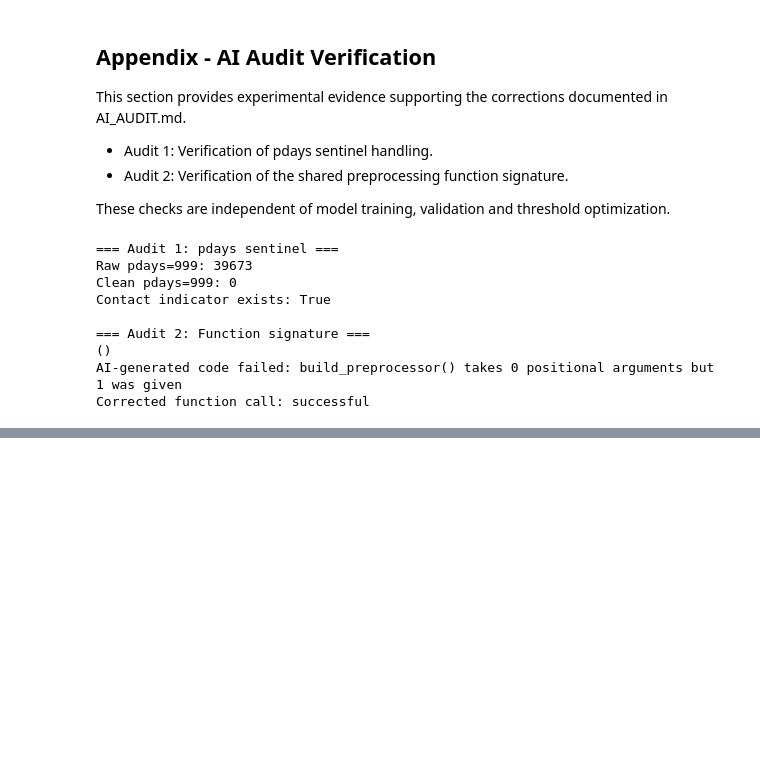
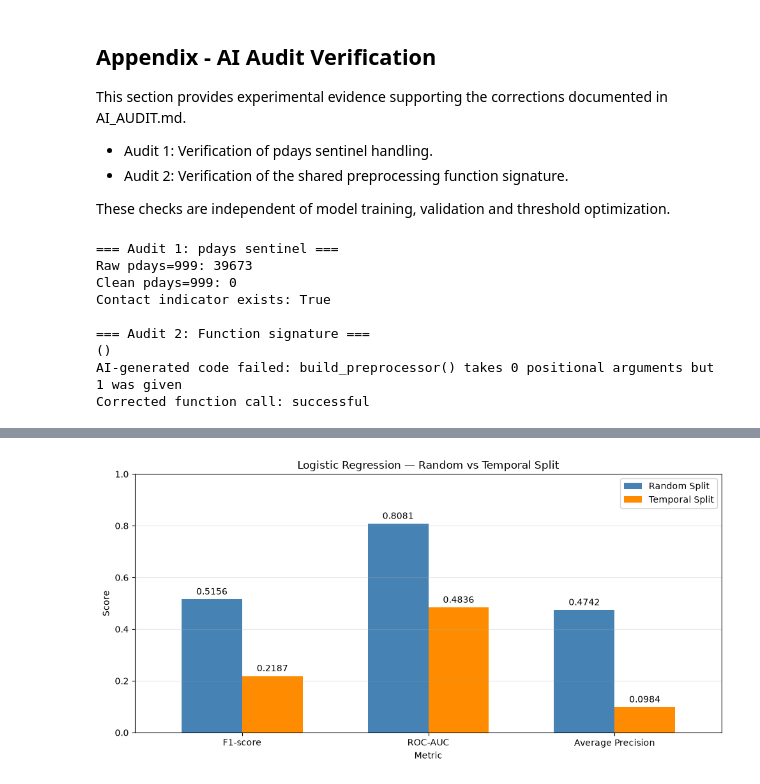
Before and after one commit to ysf-dmk/Bank-Marketing, a Jupyter notebook: Baseline_Model.ipynb, the cells around one changed output, grey strips where cells are left out. Cells and saved outputs as stored; diff of their text form; code cells hidden in the pictures; blank space fills up the shorter version.

```diff
--- a/Baseline_Model.ipynb
+++ b/Baseline_Model.ipynb
@@ -732,0 +1131,42 @@ Corrected function call: successful
+# %%
+# Select the optimized Logistic Regression results
+selected_metrics = [
+    "F1-score",
+    "ROC-AUC",
+    "Average Precision"
+]
+
+plot_data = pd.DataFrame({
+    "Random Split": [
+        random_comparison.iloc[2][metric]
+        for metric in selected_metrics
+    ],
+    "Temporal Split": [
+        temporal_results.iloc[2][metric]
+        for metric in selected_metrics
+    ]
+}, index=selected_metrics)
+
+# Plot comparison
+ax = plot_data.plot(
+    kind="bar",
+    figsize=(10, 5),
+    color=["steelblue", "darkorange"],
+    width=0.65
+)
+
+plt.title("Logistic Regression — Random vs Temporal Split")
+plt.ylabel("Score")
+plt.xlabel("Metric")
+plt.ylim(0, 1)
+plt.xticks(rotation=0)
+plt.legend()
+plt.grid(axis="y", alpha=0.3)
+
+for container in ax.containers:
+    ax.bar_label(container, fmt="%.4f", padding=3)
+
+plt.tight_layout()
+plt.show()
+# %% [output]
+[figure, added]
```
Also changed, not shown: parts of 15 cells of this notebook, 2 other files.
